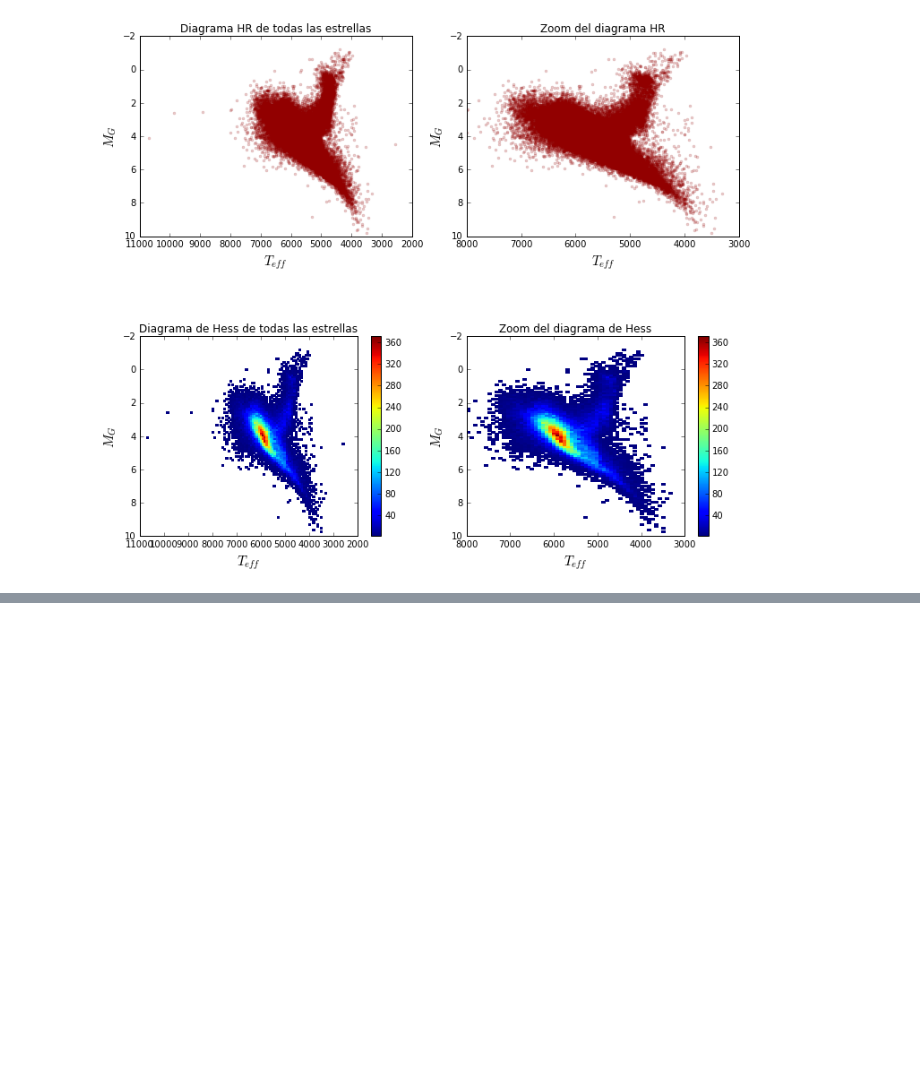
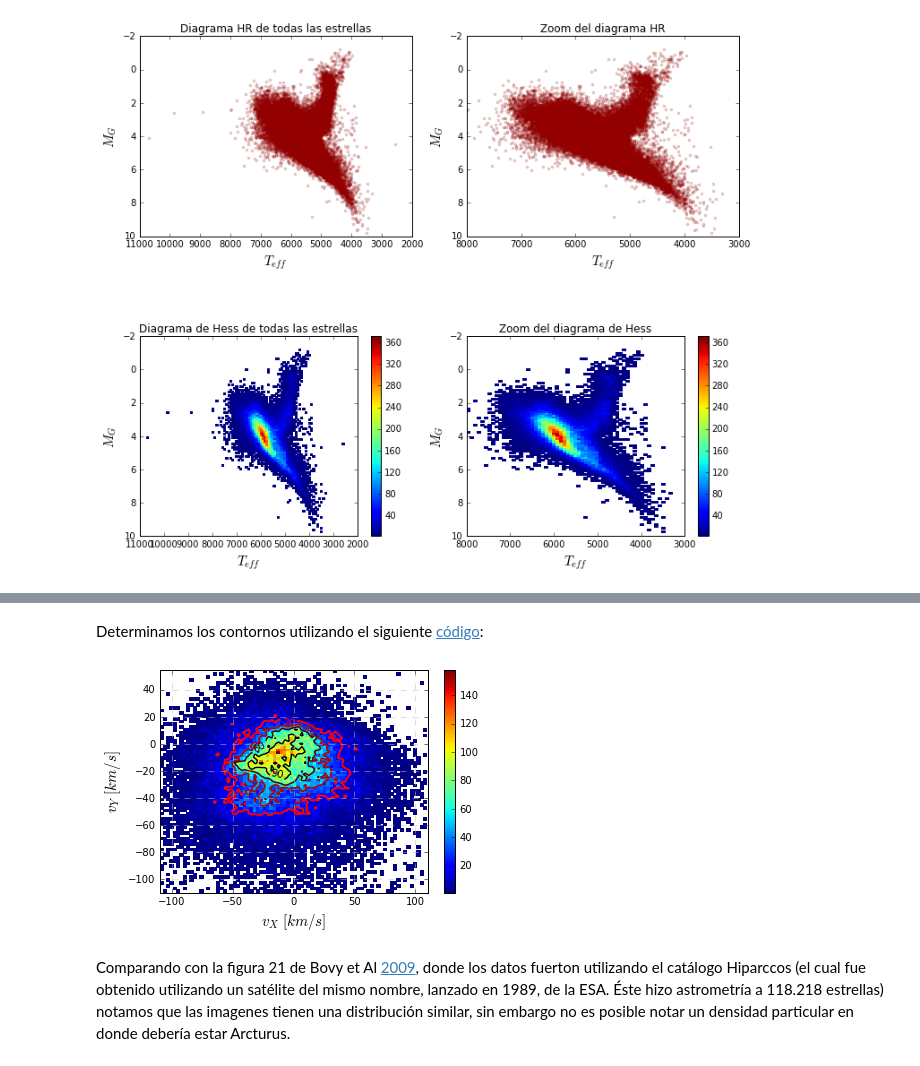
Before and after one commit to cjsantander/AST0421, a Jupyter notebook: Tarea3_Parte1/Tarea3_Parte1.ipynb, the cells around one changed output, grey strips where cells are left out. Cells and saved outputs as stored; diff of their text form; code cells hidden in the pictures; blank space fills up the shorter version.

```diff
--- a/Tarea3_Parte1/Tarea3_Parte1.ipynb
+++ b/Tarea3_Parte1/Tarea3_Parte1.ipynb
@@ -326,0 +329,20 @@ plt.show()
+# %% [markdown]
+Determinamos los contornos utilizando el siguiente [código](https://micropore.wordpress.com/2011/10/01/2d-density-plot-or-2d-histogram/):
+# %%
+extent = [-110, 110, -110, 55]
+levels = (20, 40, 60, 90)
+cset = mpl.pyplot.contour(Hmasked, levels, origin='lower',colors=['#ff0000','#b20000','#4c0000','#000000'],linewidths=(1.9, 1.6, 1.5, 1.4),extent=extent)
+plt.clabel(cset, inline=0.5, fontsize=10, fmt='%2.0i')
+plt.pcolormesh(xedges, yedges, Hmasked)
+plt.xlim(-110, 110)
+plt.ylim(-110, 55)
+plt.xlabel("$v_X \\ [km/s]$", fontsize=15)
+plt.ylabel("$v_Y \\ [km/s]$", fontsize=15)
+plt.colorbar()
+plt.grid(b=True, which='both', color='0.75',linestyle='--')
+
+plt.show()
+# %% [output]
+[figure, added]
+# %% [markdown]
+Comparando con la figura 21 de Bovy et Al [2009](https://arxiv.org/pdf/0905.2980.pdf), donde los datos fuerton utilizando el catálogo Hiparccos (el cual fue obtenido utilizando un satélite del mismo nombre, lanzado en 1989, de la ESA. Éste hizo astrometría a 118.218 estrellas) notamos que las imagenes tienen una distribución similar, sin embargo no es posible notar un densidad particular en donde debería estar Arcturus.
```
Also changed, not shown: parts of 2 cells of this notebook.
